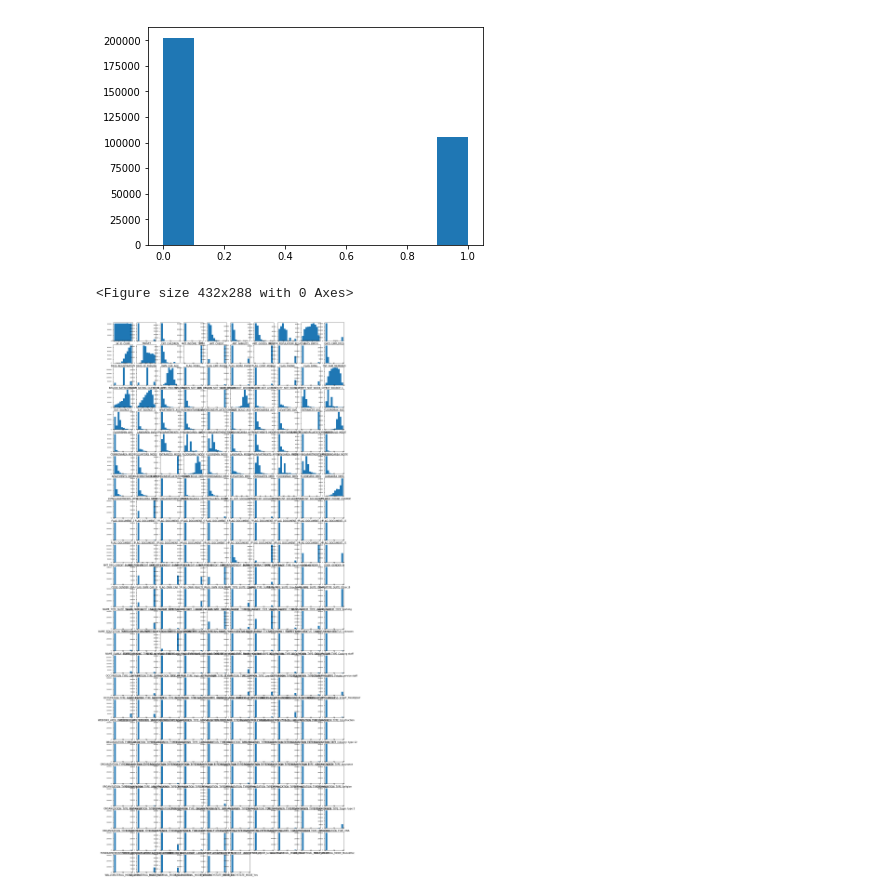
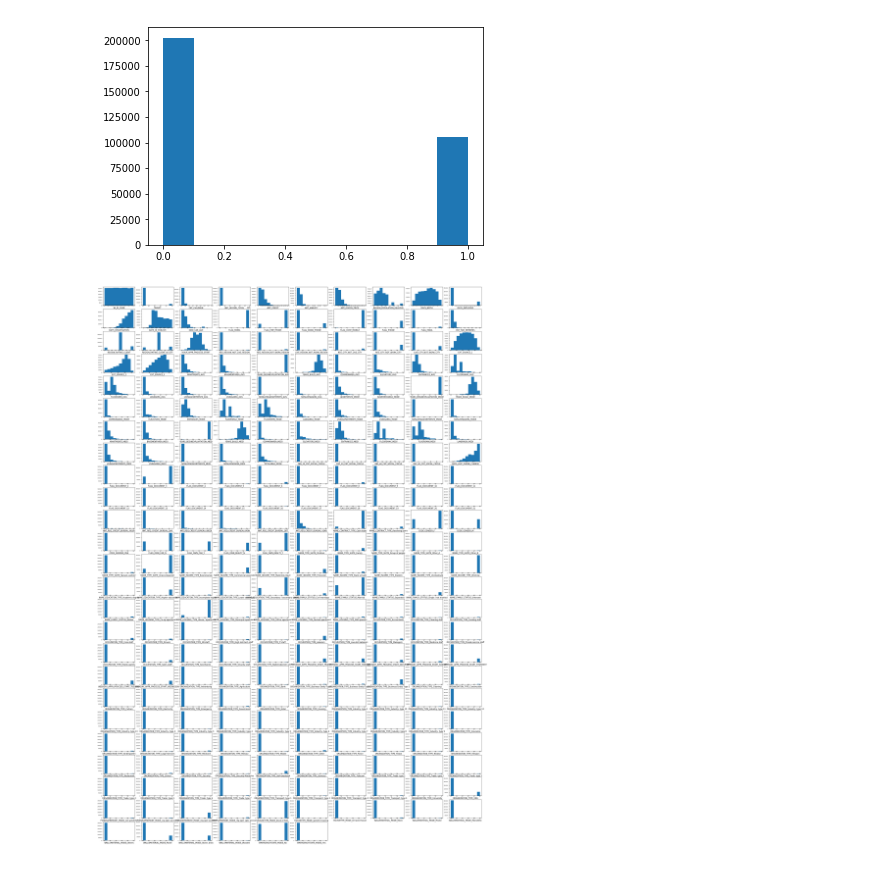
Before and after one commit to dgtyuewq/2nd-ML100days-2, a Jupyter notebook: Day_005_HW.ipynb, the cells around one changed output. Cells and saved outputs as stored; diff of their text form; code cells hidden in the pictures.

```diff
--- a/Day_005_HW.ipynb
+++ b/Day_005_HW.ipynb
@@ -81,19 +94,18 @@ plt.hist(dummies_app_train["CODE_GENDER_M"])
 [figure]
 # %%
 i=0
-plt.figure()
-fig, ax = plt.subplots(10,10,figsize=(18,44))
+fig=plt.figure(figsize=(36,54))
+
 
 for col in dummies_app_train.columns:
     i+=1
     plt.subplot(25,10,i)
     plt.hist(dummies_app_train[col])
     plt.xlabel(col)
     locs, labels = plt.xticks()
     plt.tick_params(axis='x', which='major', labelsize=6, pad=-6)
     plt.tick_params(axis='y', which='major', labelsize=6)
 
 plt.show()
 # %% [output]
-<Figure size 432x288 with 0 Axes>
-[figure, old version]
+[figure, new version]
```
Also changed, not shown: parts of 1 cell of this notebook.
